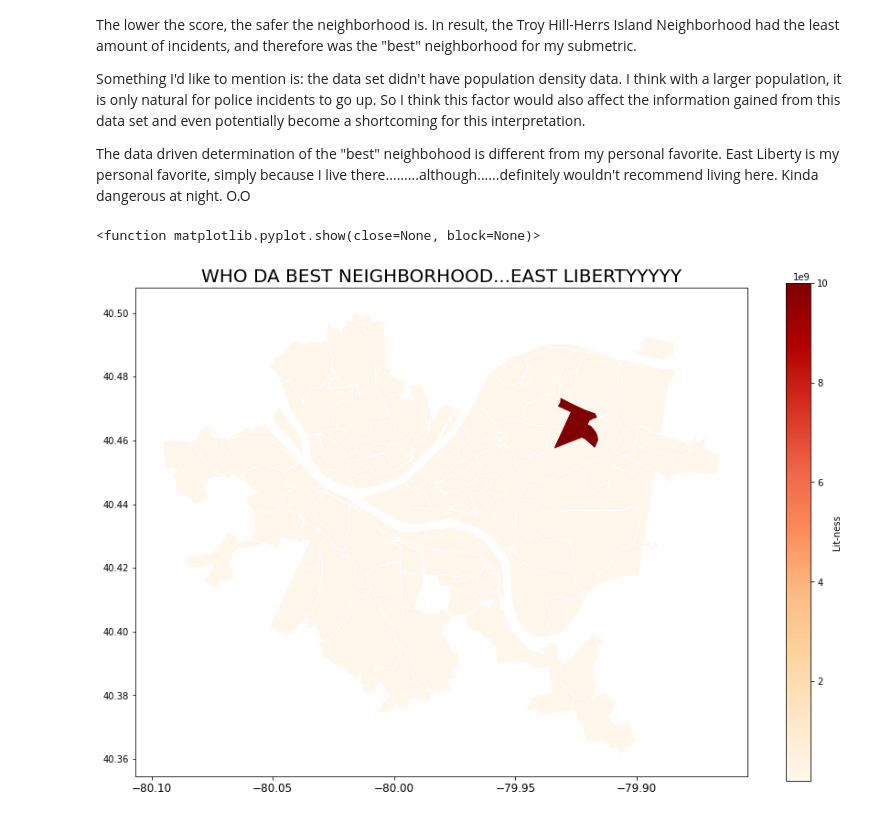
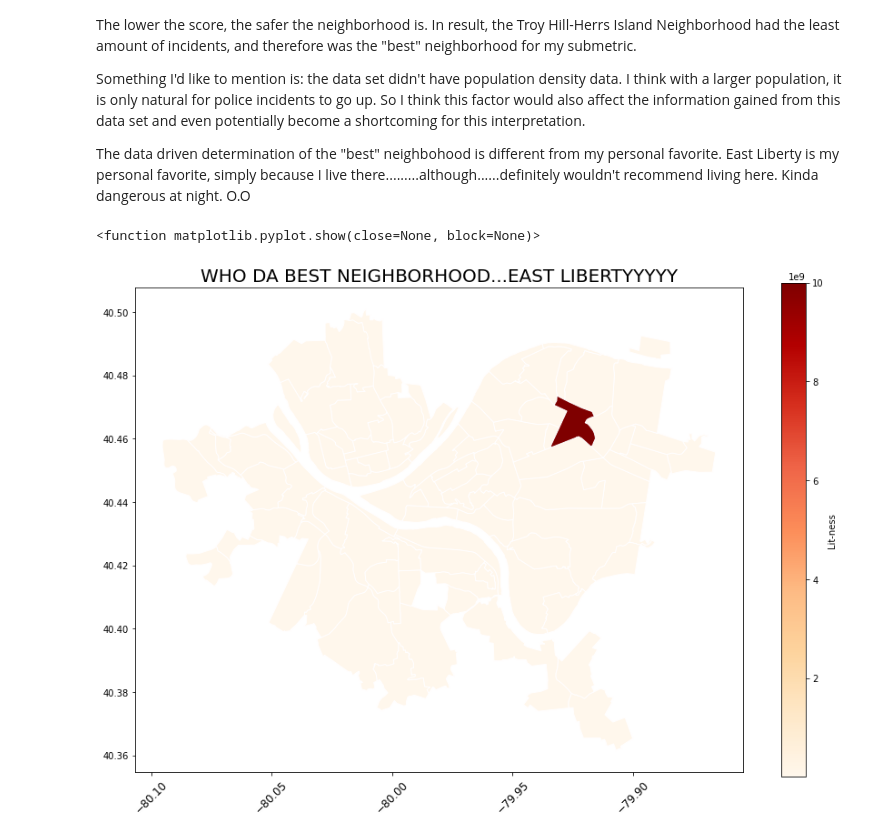
Before and after one commit to EddieTrey/CMPINF0010-Final-Project, a Jupyter notebook: Edward's Notebook/edward.ipynb, the cells around one changed output. Saved outputs shown, nothing was run; the diff lists cells and outputs as text; code cells hidden in the pictures.

```diff
--- a/Edward's Notebook/edward.ipynb
+++ b/Edward's Notebook/edward.ipynb
@@ -115,23 +115,23 @@ Something I'd like to mention is: the data set didn't have population density da
 
 The data driven determination of the "best" neighbohood is different from my personal favorite. East Liberty is my personal favorite, simply because I live there.........although......definitely wouldn't recommend living here. Kinda dangerous at night. O.O
 # %%
-# Merge map with csv
+# Merge map with csv  ***taken from the sample code in the data visualization lab***
 neighborhoods = geopandas.read_file("Neighborhoods/Neighborhoods_.shp") # read shp
-df_sub['East Liberty'] = 9999999999
+df_sub['East Liberty'] = 9999999999         # I like east liberty the most, so i maxed out its value :)
 
 df_merge = df_sub.rename_axis('INCIDENTNEIGHBORHOOD').to_frame('count')
 steps_map = neighborhoods.merge(df_merge, how='left', left_on='hood', right_on='INCIDENTNEIGHBORHOOD')
 steps_map.plot(column='count', # set the data to be used for coloring
                cmap='OrRd',              # choose a color palette
                edgecolor="white",        # outline the districts in white
                legend=True,              # show the legend
                legend_kwds={'label': "Lit-ness" }, # label the legend
                figsize=(15, 10),         # set the size
                missing_kwds={"color": "white"} # set disctricts with no data to gray
                )
 plt.title("WHO DA BEST NEIGHBORHOOD...EAST LIBERTYYYYY", fontsize = 20)   # graph title
-plt.xticks(fontsize = 12,rotation=0)       # rorate x-axis for readability
+plt.xticks(fontsize = 12,rotation=45)       # rorate x-axis for readability
 plt.show
 # %% [output]
 <function matplotlib.pyplot.show(close=None, block=None)>
-[figure, old version]
+[figure, new version]
```
